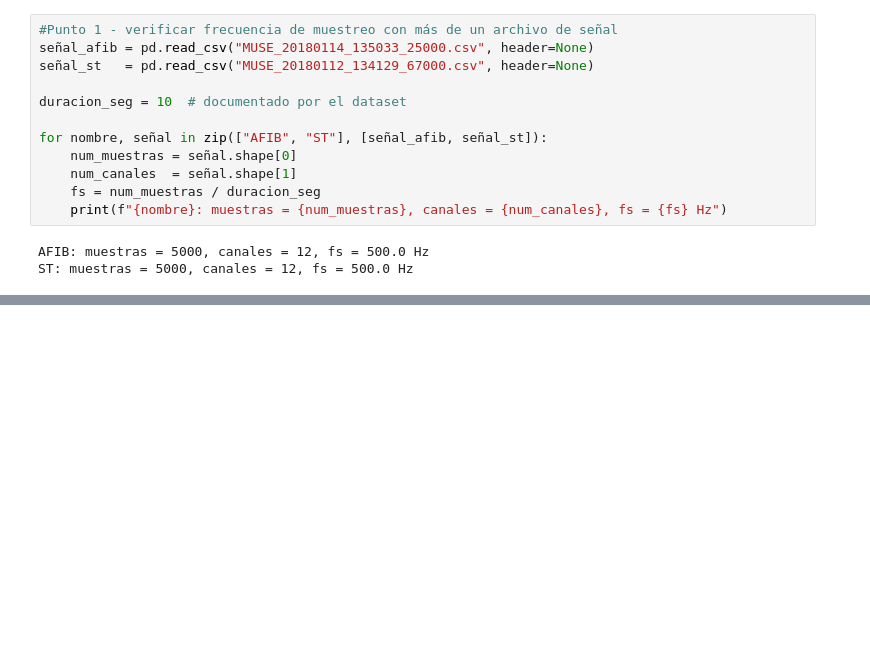
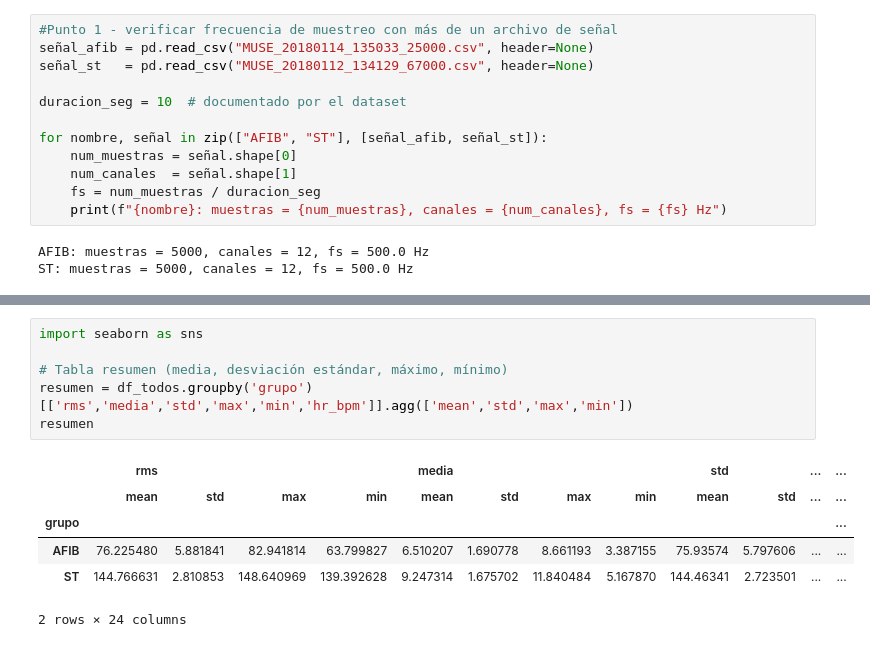
Before and after one commit to manuelahernandezb-ai/Biose-ales-Manuela_Hernandez, a Jupyter notebook: Practica 2/Practica 2.Parte 2.ipynb, the cells around one changed output, grey strips where cells are left out. Saved outputs shown, nothing was run; the diff lists cells and outputs as text; blank space fills up the shorter version.

```diff
--- a/Practica 2/Practica 2.Parte 2.ipynb
+++ b/Practica 2/Practica 2.Parte 2.ipynb
@@ -112,0 +162,13 @@ graficar_comparacion([señal_afib, señal_st], ["AFIB", "ST"], ["r-", "b-"])
+# %%
+import seaborn as sns
+
+# Tabla resumen (media, desviación estándar, máximo, mínimo)
+resumen = df_todos.groupby('grupo')[['rms','media','std','max','min','hr_bpm']].agg(['mean','std','max','min'])
+resumen
+# %% [output]
+|  | rms |  |  |  | media |  |  |  | std |  | ... | ... |
+|  | mean | std | max | min | mean | std | max | min | mean | std | ... | ... |
+| grupo |  |  |  |  |  |  |  |  |  |  |  | ... |
+| AFIB | 76.225480 | 5.881841 | 82.941814 | 63.799827 | 6.510207 | 1.690778 | 8.661193 | 3.387155 | 75.93574 | 5.797606 | ... | ... |
+| ST | 144.766631 | 2.810853 | 148.640969 | 139.392628 | 9.247314 | 1.675702 | 11.840484 | 5.167870 | 144.46341 | 2.723501 | ... | ... |
+2 rows × 24 columns
```
Also changed, not shown: parts of 3 cells of this notebook.
